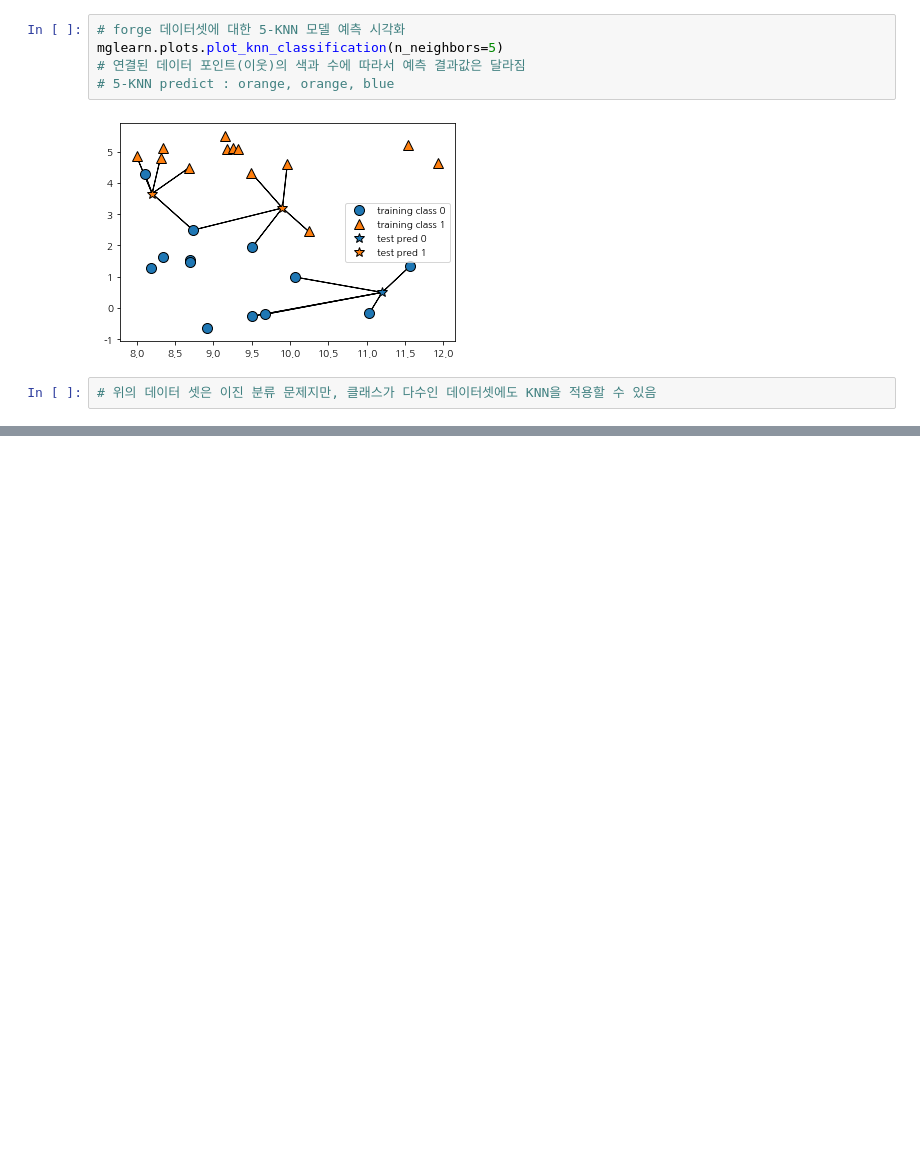
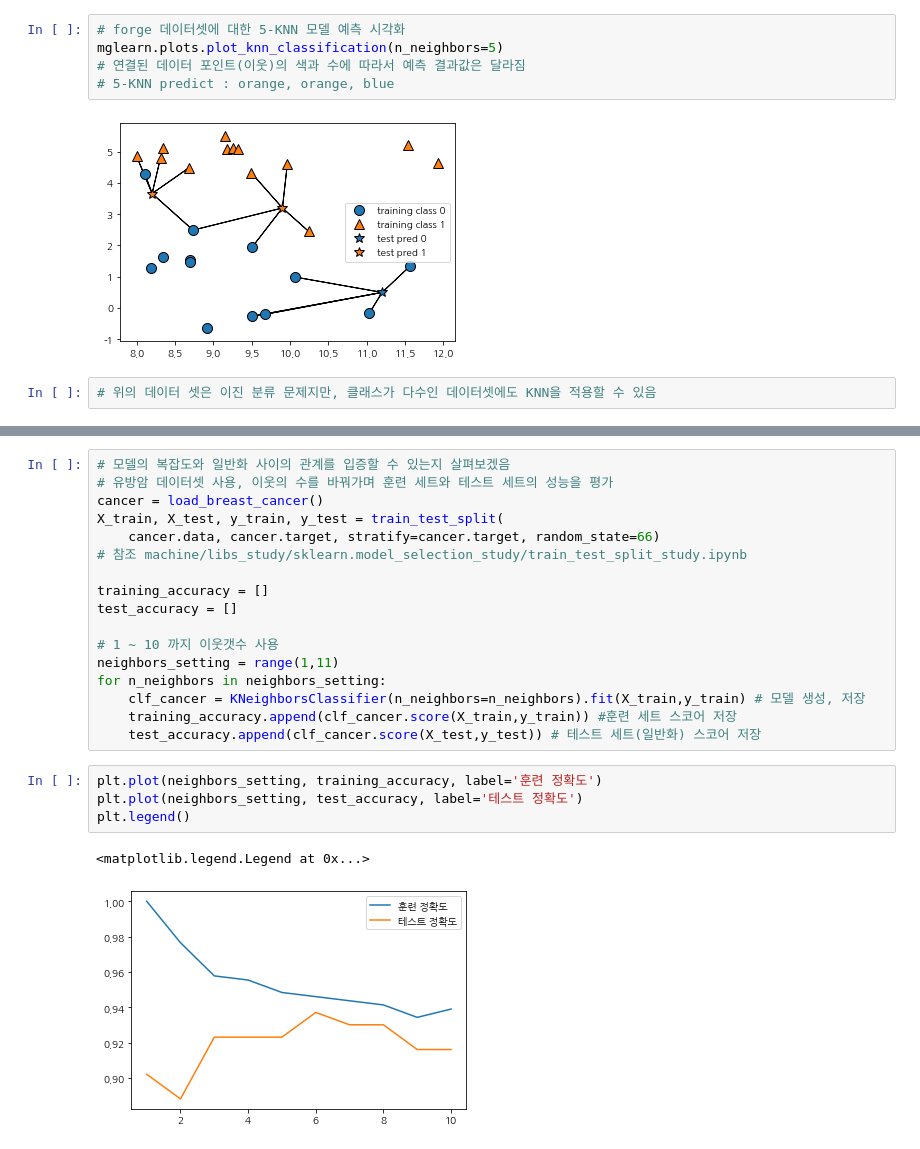
Before and after one commit to sdlee1026/machine, a Jupyter notebook: models/Supervised_Learning/K-NN,data_visualization.ipynb, the cells around one changed output, grey strips where cells are left out. Cells and saved outputs as stored; diff of their text form; blank space fills up the shorter version.

```diff
--- a/models/Supervised_Learning/K-NN,data_visualization.ipynb
+++ b/models/Supervised_Learning/K-NN,data_visualization.ipynb
@@ -204,0 +267,24 @@ mglearn.plots.plot_knn_classification(n_neighbors=5)
+# %%
+# 모델의 복잡도와 일반화 사이의 관계를 입증할 수 있는지 살펴보겠음
+# 유방암 데이터셋 사용, 이웃의 수를 바꿔가며 훈련 세트와 테스트 세트의 성능을 평가
+cancer = load_breast_cancer()
+X_train, X_test, y_train, y_test = train_test_split(
+    cancer.data, cancer.target, stratify=cancer.target, random_state=66)
+# 참조 machine/libs_study/sklearn.model_selection_study/train_test_split_study.ipynb
+
+training_accuracy = []
+test_accuracy = []
+
+# 1 ~ 10 까지 이웃갯수 사용
+neighbors_setting = range(1,11)
+for n_neighbors in neighbors_setting:
+    clf_cancer = KNeighborsClassifier(n_neighbors=n_neighbors).fit(X_train,y_train) # 모델 생성, 저장
+    training_accuracy.append(clf_cancer.score(X_train,y_train)) #훈련 세트 스코어 저장
+    test_accuracy.append(clf_cancer.score(X_test,y_test)) # 테스트 세트(일반화) 스코어 저장
+# %%
+plt.plot(neighbors_setting, training_accuracy, label='훈련 정확도')
+plt.plot(neighbors_setting, test_accuracy, label='테스트 정확도')
+plt.legend()
+# %% [output]
+<matplotlib.legend.Legend at 0x...>
+[figure, added]
```
Also changed, not shown: parts of 8 cells of this notebook, 1 other file.
